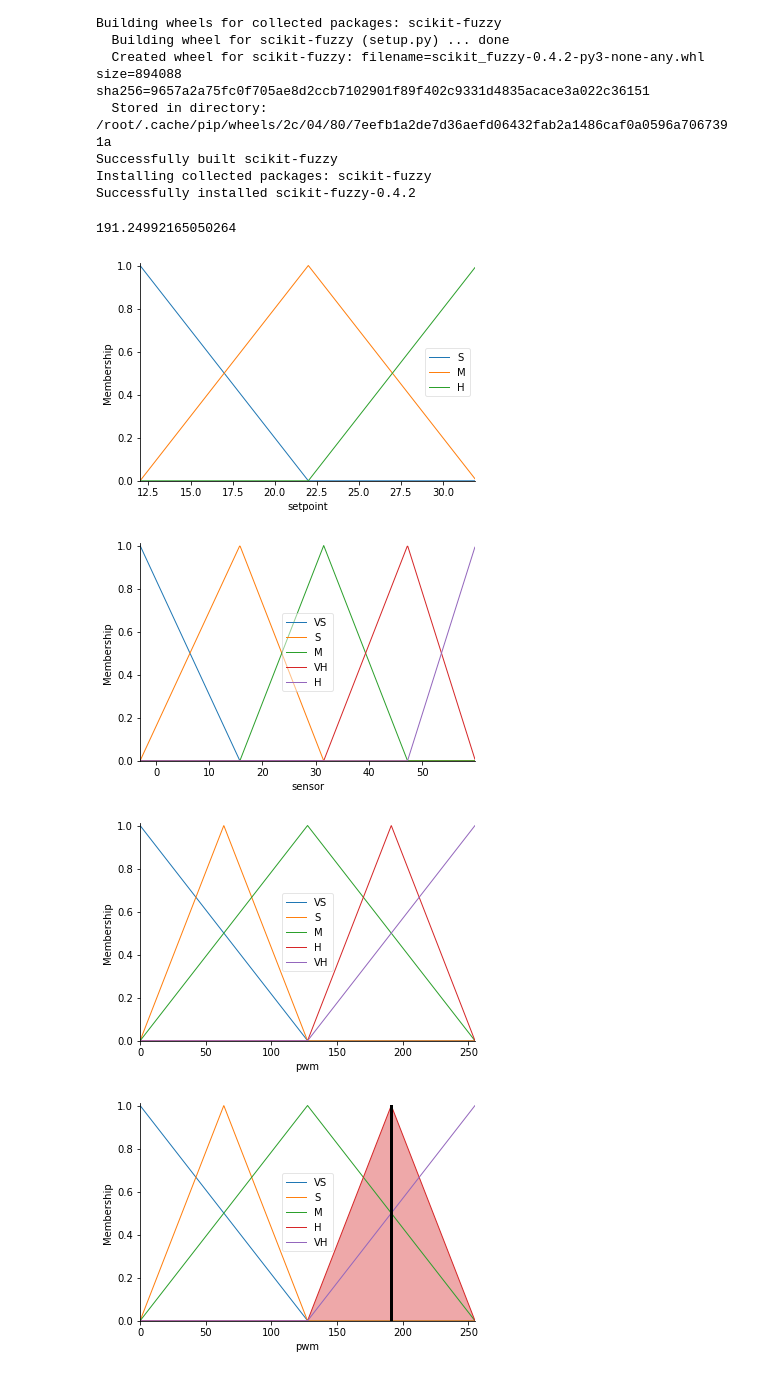
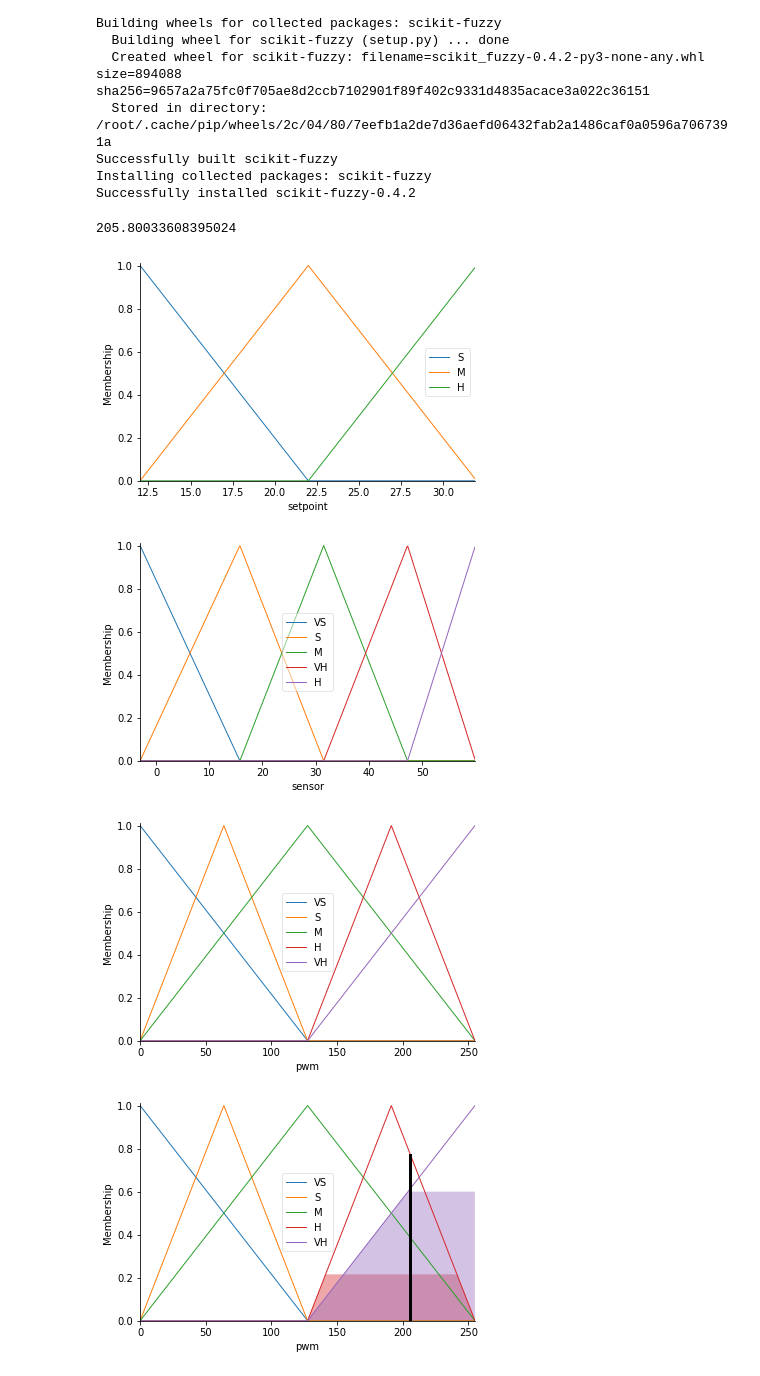
Before and after one commit to lamtruong2002/BaitapAItuan6, a Jupyter notebook: temperature.ipynb, the cells around one changed output. Drawn from its saved outputs; the diff is of its cells as text; code cells hidden in the pictures.

```diff
--- a/temperature.ipynb
+++ b/temperature.ipynb
@@ -32,46 +32,46 @@ setpoint['H']=fuzz.trimf(setpoint.universe,[22,32,32])
 sensor['VS']=fuzz.trimf(sensor.universe,[-3,-3,15.75])
 sensor['S']=fuzz.trimf(sensor.universe,[-3,15.75,31.5])
 sensor['M']=fuzz.trimf(sensor.universe,[15.75,31.5,47.25])
 sensor['VH']=fuzz.trimf(sensor.universe,[31.5,47.25,60])
 sensor['H']=fuzz.trimf(sensor.universe,[47.25,60,60])
 
 pwm['VS']=fuzz.trimf(pwm.universe,[0,0,127.5])
 pwm['S']=fuzz.trimf(pwm.universe,[0,63.75,127.5])
 pwm['M']=fuzz.trimf(pwm.universe,[0,127.5,255])
 pwm['H']=fuzz.trimf(pwm.universe,[127.5,191.25,255])
 pwm['VH']=fuzz.trimf(pwm.universe,[127.5,255,255])
 setpoint.view()
 sensor.view()
 pwm.view()
 #service['average'].view()
-rule1=ctrl.Rule(setpoint['S']&sensor['VS'],pwm['H'])
+rule1=ctrl.Rule(setpoint['S']&sensor['VS'],pwm['S'])
 rule2=ctrl.Rule(setpoint['S']&sensor['S'],pwm['M'])
-rule3=ctrl.Rule(setpoint['S']&sensor['M'],pwm['S'])
-rule4=ctrl.Rule(setpoint['S']&sensor['H'],pwm['VS'])
-rule5=ctrl.Rule(setpoint['S']&sensor['VH'],pwm['VS'])
+rule3=ctrl.Rule(setpoint['S']&sensor['M'],pwm['H'])
+rule4=ctrl.Rule(setpoint['S']&sensor['H'],pwm['VH'])
+rule5=ctrl.Rule(setpoint['S']&sensor['VH'],pwm['VH'])
 
-rule6=ctrl.Rule(setpoint['M']&sensor['VS'],pwm['VH'])
-rule7=ctrl.Rule(setpoint['M']&sensor['S'],pwm['H'])
+rule6=ctrl.Rule(setpoint['M']&sensor['VS'],pwm['VS'])
+rule7=ctrl.Rule(setpoint['M']&sensor['S'],pwm['S'])
 rule8=ctrl.Rule(setpoint['M']&sensor['M'],pwm['M'])
-rule9=ctrl.Rule(setpoint['M']&sensor['H'],pwm['S'])
-rule10=ctrl.Rule(setpoint['M']&sensor['VH'],pwm['VS'])
+rule9=ctrl.Rule(setpoint['M']&sensor['H'],pwm['H'])
+rule10=ctrl.Rule(setpoint['M']&sensor['VH'],pwm['VH'])
 
-rule11=ctrl.Rule(setpoint['H']&sensor['VS'],pwm['VH'])
-rule12=ctrl.Rule(setpoint['H']&sensor['S'],pwm['VH'])
-rule13=ctrl.Rule(setpoint['H']&sensor['M'],pwm['H'])
+rule11=ctrl.Rule(setpoint['H']&sensor['VS'],pwm['VS'])
+rule12=ctrl.Rule(setpoint['H']&sensor['S'],pwm['VS'])
+rule13=ctrl.Rule(setpoint['H']&sensor['M'],pwm['S'])
 rule14=ctrl.Rule(setpoint['H']&sensor['H'],pwm['M'])
-rule15=ctrl.Rule(setpoint['H']&sensor['VH'],pwm['S'])
+rule15=ctrl.Rule(setpoint['H']&sensor['VH'],pwm['H'])
 
 pwm_ctrl=ctrl.ControlSystem([rule1,rule2,rule3,rule4,rule5,rule6,rule7,rule8,rule9,rule10,rule11,rule12,rule13,rule14,rule15])
 pwm_1=ctrl.ControlSystemSimulation(pwm_ctrl)
-pwm_1.input['setpoint']=12
-pwm_1.input['sensor']=-3
+pwm_1.input['setpoint']=18
+pwm_1.input['sensor']=50
 pwm_1.compute()
 print(pwm_1.output['pwm'])
 pwm.view(sim=pwm_1)
 # %% [output]
-191.24992165050264
+205.80033608395024
 [figure]
 [figure]
 [figure]
-[figure, old version]
+[figure, new version]
```
